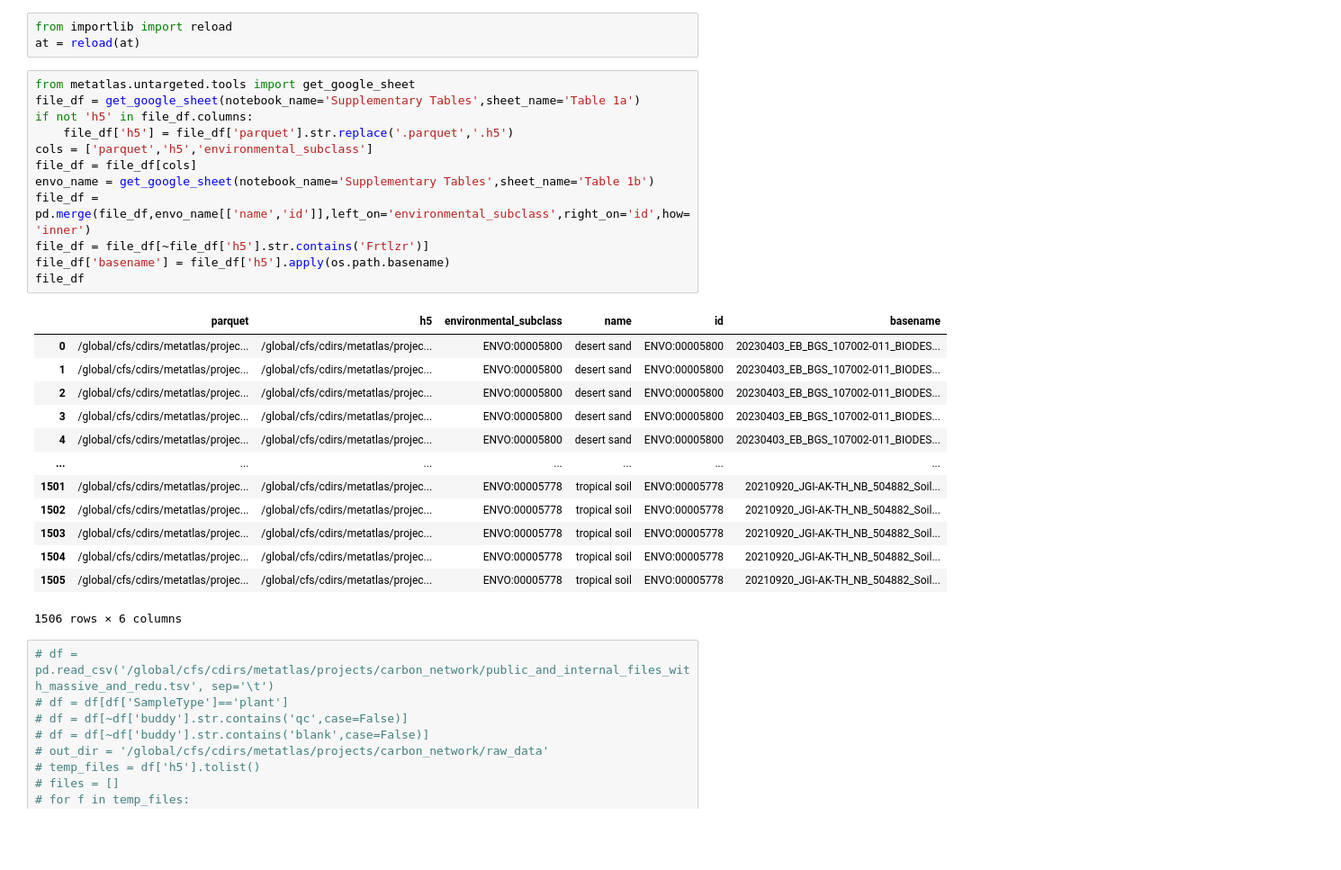
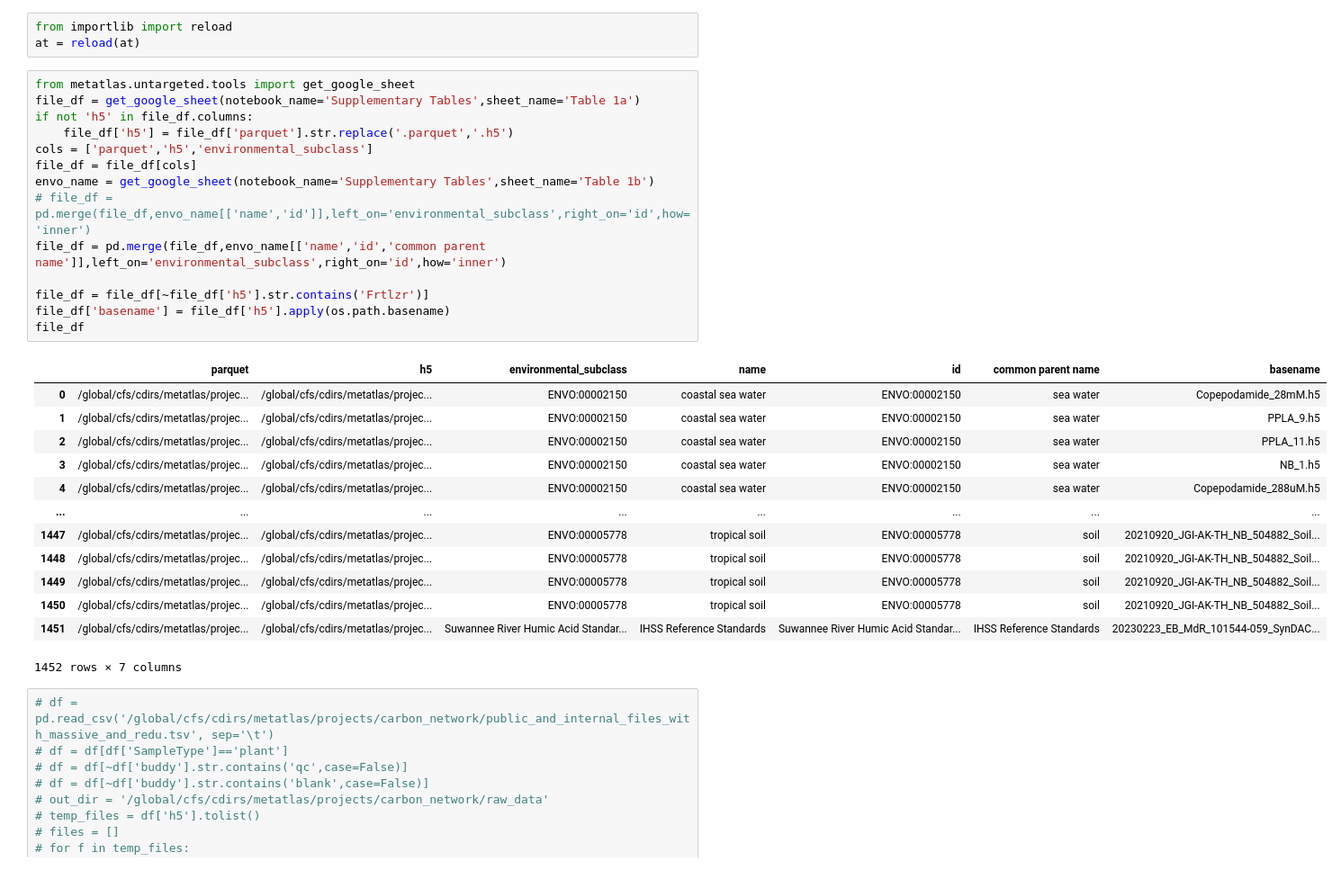
Before and after one commit to biorack/envnet, a Jupyter notebook: envnet/build/filter_background_exctrl_from_environment_files.ipynb, the cells around one changed output. Shown at 90% size. Saved outputs shown, nothing was run; the diff lists cells and outputs as text; blank space fills up the shorter version.

```diff
--- a/envnet/build/filter_background_exctrl_from_environment_files.ipynb
+++ b/envnet/build/filter_background_exctrl_from_environment_files.ipynb
@@ -47,29 +47,31 @@ at = reload(at)
 # %%
 from metatlas.untargeted.tools import get_google_sheet
 file_df = get_google_sheet(notebook_name='Supplementary Tables',sheet_name='Table 1a')
 if not 'h5' in file_df.columns:
     file_df['h5'] = file_df['parquet'].str.replace('.parquet','.h5')
 cols = ['parquet','h5','environmental_subclass']
 file_df = file_df[cols]
 envo_name = get_google_sheet(notebook_name='Supplementary Tables',sheet_name='Table 1b')
-file_df = pd.merge(file_df,envo_name[['name','id']],left_on='environmental_subclass',right_on='id',how='inner')
+# file_df = pd.merge(file_df,envo_name[['name','id']],left_on='environmental_subclass',right_on='id',how='inner')
+file_df = pd.merge(file_df,envo_name[['name','id','common parent name']],left_on='environmental_subclass',right_on='id',how='inner')
+
 file_df = file_df[~file_df['h5'].str.contains('Frtlzr')]
 file_df['basename'] = file_df['h5'].apply(os.path.basename)
 file_df
 # %% [output]
-|  | parquet | h5 | environmental_subclass | name | id | basename |
-| 0 | /global/cfs/cdirs/metatlas/projec... | /global/cfs/cdirs/metatlas/projec... | ENVO:00005800 | desert sand | ENVO:00005800 | 20230403_EB_BGS_107002-011_BIODES... |
-| 1 | /global/cfs/cdirs/metatlas/projec... | /global/cfs/cdirs/metatlas/projec... | ENVO:00005800 | desert sand | ENVO:00005800 | 20230403_EB_BGS_107002-011_BIODES... |
-| 2 | /global/cfs/cdirs/metatlas/projec... | /global/cfs/cdirs/metatlas/projec... | ENVO:00005800 | desert sand | ENVO:00005800 | 20230403_EB_BGS_107002-011_BIODES... |
-| 3 | /global/cfs/cdirs/metatlas/projec... | /global/cfs/cdirs/metatlas/projec... | ENVO:00005800 | desert sand | ENVO:00005800 | 20230403_EB_BGS_107002-011_BIODES... |
-| 4 | /global/cfs/cdirs/metatlas/projec... | /global/cfs/cdirs/metatlas/projec... | ENVO:00005800 | desert sand | ENVO:00005800 | 20230403_EB_BGS_107002-011_BIODES... |
-| ... | ... | ... | ... | ... | ... | ... |
-| 1501 | /global/cfs/cdirs/metatlas/projec... | /global/cfs/cdirs/metatlas/projec... | ENVO:00005778 | tropical soil | ENVO:00005778 | 20210920_JGI-AK-TH_NB_504882_Soil... |
-| 1502 | /global/cfs/cdirs/metatlas/projec... | /global/cfs/cdirs/metatlas/projec... | ENVO:00005778 | tropical soil | ENVO:00005778 | 20210920_JGI-AK-TH_NB_504882_Soil... |
-| 1503 | /global/cfs/cdirs/metatlas/projec... | /global/cfs/cdirs/metatlas/projec... | ENVO:00005778 | tropical soil | ENVO:00005778 | 20210920_JGI-AK-TH_NB_504882_Soil... |
-| 1504 | /global/cfs/cdirs/metatlas/projec... | /global/cfs/cdirs/metatlas/projec... | ENVO:00005778 | tropical soil | ENVO:00005778 | 20210920_JGI-AK-TH_NB_504882_Soil... |
-| 1505 | /global/cfs/cdirs/metatlas/projec... | /global/cfs/cdirs/metatlas/projec... | ENVO:00005778 | tropical soil | ENVO:00005778 | 20210920_JGI-AK-TH_NB_504882_Soil... |
+|  | parquet | h5 | environmental_subclass | name | id | common parent name | basename |
+| 0 | /global/cfs/cdirs/metatlas/projec... | /global/cfs/cdirs/metatlas/projec... | ENVO:00002150 | coastal sea water | ENVO:00002150 | sea water | Copepodamide_28mM.h5 |
+| 1 | /global/cfs/cdirs/metatlas/projec... | /global/cfs/cdirs/metatlas/projec... | ENVO:00002150 | coastal sea water | ENVO:00002150 | sea water | PPLA_9.h5 |
+| 2 | /global/cfs/cdirs/metatlas/projec... | /global/cfs/cdirs/metatlas/projec... | ENVO:00002150 | coastal sea water | ENVO:00002150 | sea water | PPLA_11.h5 |
+| 3 | /global/cfs/cdirs/metatlas/projec... | /global/cfs/cdirs/metatlas/projec... | ENVO:00002150 | coastal sea water | ENVO:00002150 | sea water | NB_1.h5 |
+| 4 | /global/cfs/cdirs/metatlas/projec... | /global/cfs/cdirs/metatlas/projec... | ENVO:00002150 | coastal sea water | ENVO:00002150 | sea water | Copepodamide_288uM.h5 |
+| ... | ... | ... | ... | ... | ... | ... | ... |
+| 1447 | /global/cfs/cdirs/metatlas/projec... | /global/cfs/cdirs/metatlas/projec... | ENVO:00005778 | tropical soil | ENVO:00005778 | soil | 20210920_JGI-AK-TH_NB_504882_Soil... |
+| 1448 | /global/cfs/cdirs/metatlas/projec... | /global/cfs/cdirs/metatlas/projec... | ENVO:00005778 | tropical soil | ENVO:00005778 | soil | 20210920_JGI-AK-TH_NB_504882_Soil... |
+| 1449 | /global/cfs/cdirs/metatlas/projec... | /global/cfs/cdirs/metatlas/projec... | ENVO:00005778 | tropical soil | ENVO:00005778 | soil | 20210920_JGI-AK-TH_NB_504882_Soil... |
+| 1450 | /global/cfs/cdirs/metatlas/projec... | /global/cfs/cdirs/metatlas/projec... | ENVO:00005778 | tropical soil | ENVO:00005778 | soil | 20210920_JGI-AK-TH_NB_504882_Soil... |
+| 1451 | /global/cfs/cdirs/metatlas/projec... | /global/cfs/cdirs/metatlas/projec... | Suwannee River Humic Acid Standar... | IHSS Reference Standards | Suwannee River Humic Acid Standar... | IHSS Reference Standards | 20230223_EB_MdR_101544-059_SynDAC... |
-1506 rows × 6 columns
+1452 rows × 7 columns
 # %%
 # df = pd.read_csv('/global/cfs/cdirs/metatlas/projects/carbon_network/public_and_internal_files_with_massive_and_redu.tsv', sep='\t')
 # df = df[df['SampleType']=='plant']
```
Also changed, not shown: parts of 10 cells of this notebook, 10 other files.
